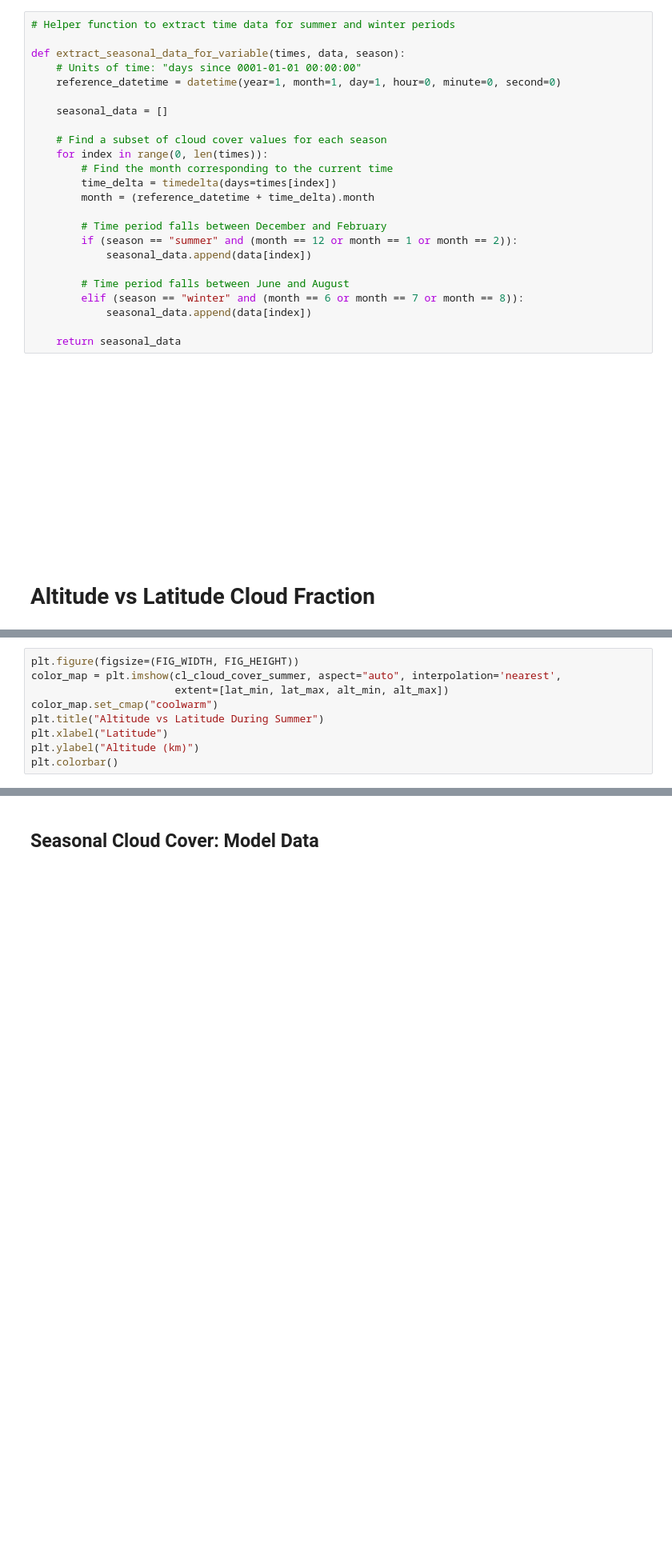
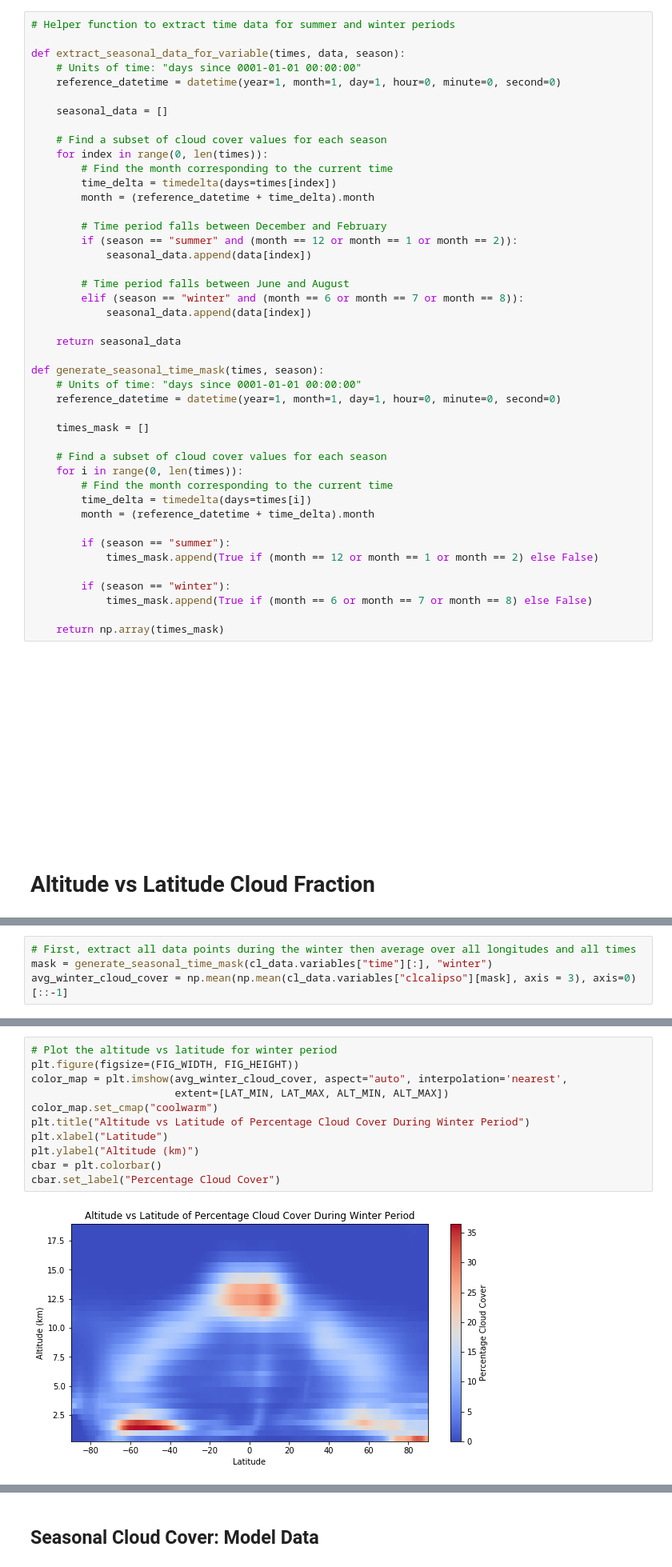
Before and after one commit to maddiebeagley/Climate-Modelling-Lab, a Jupyter notebook: 390Lab.ipynb, the cells around one changed output, grey strips where cells are left out. Shown at 80% size. Cells and saved outputs as stored; diff of their text form; blank space fills up the shorter version.

```diff
--- a/390Lab.ipynb
+++ b/390Lab.ipynb
@@ -126,6 +129,26 @@ def extract_seasonal_data_for_variable(times, data, season):
             seasonal_data.append(data[index])
 
     return seasonal_data
+
+def generate_seasonal_time_mask(times, season):
+    # Units of time: "days since 0001-01-01 00:00:00"
+    reference_datetime = datetime(year=1, month=1, day=1, hour=0, minute=0, second=0)
+
+    times_mask = []
+
+    # Find a subset of cloud cover values for each season
+    for i in range(0, len(times)):
+        # Find the month corresponding to the current time
+        time_delta = timedelta(days=times[i])
+        month = (reference_datetime + time_delta).month
+
+        if (season == "summer"):
+            times_mask.append(True if (month == 12 or month == 1 or month == 2) else False)
+
+        if (season == "winter"):
+            times_mask.append(True if (month == 6 or month == 7 or month == 8) else False)
+
+    return np.array(times_mask)
 # %% [markdown]
 <br /> <br /> <br /> <br /> <br /> <br /> <br /> <br /> <br /> <br /> <br />
 
@@ -170,0 +189,4 @@ MemoryError:
+# %%
+# First, extract all data points during the winter then average over all longitudes and all times
+mask = generate_seasonal_time_mask(cl_data.variables["time"][:], "winter")
+avg_winter_cloud_cover = np.mean(np.mean(cl_data.variables["clcalipso"][mask], axis = 3), axis=0)[::-1]
@@ -171,9 +196,13 @@ MemoryError:
 # %%
+# Plot the altitude vs latitude for winter period
 plt.figure(figsize=(FIG_WIDTH, FIG_HEIGHT))
-color_map = plt.imshow(cl_cloud_cover_summer, aspect="auto", interpolation='nearest',
-                       extent=[lat_min, lat_max, alt_min, alt_max])
+color_map = plt.imshow(avg_winter_cloud_cover, aspect="auto", interpolation='nearest',
+                       extent=[LAT_MIN, LAT_MAX, ALT_MIN, ALT_MAX])
 color_map.set_cmap("coolwarm")
-plt.title("Altitude vs Latitude During Summer")
+plt.title("Altitude vs Latitude of Percentage Cloud Cover During Winter Period")
 plt.xlabel("Latitude")
 plt.ylabel("Altitude (km)")
-plt.colorbar()
+cbar = plt.colorbar()
+cbar.set_label("Percentage Cloud Cover")
+# %% [output]
+[figure, added]
```
Also changed, not shown: parts of 10 cells of this notebook.
